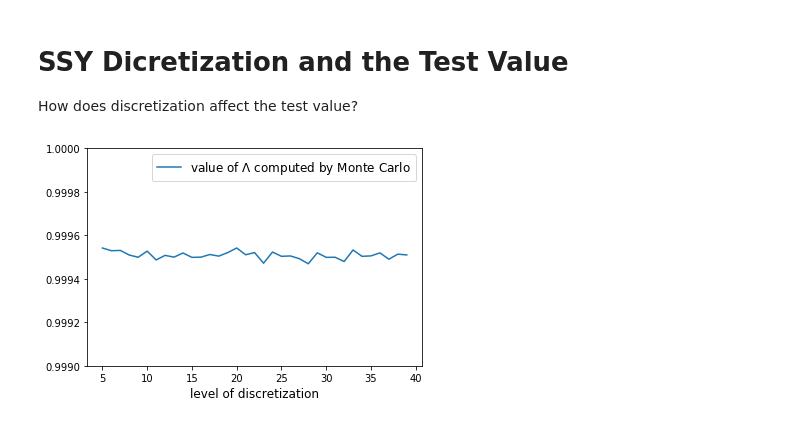
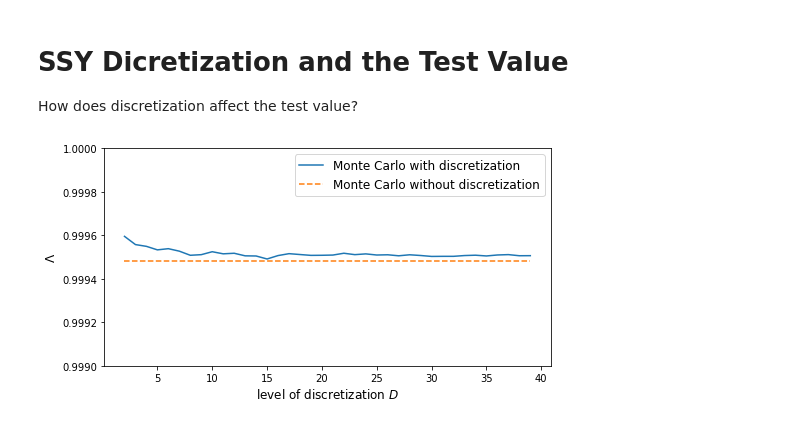
Before and after one commit to jstac/recursive_utility_code, a Jupyter notebook: python/ssy_test_val_vs_discretization.ipynb, the cells around one changed output. Saved outputs shown, nothing was run; the diff lists cells and outputs as text; code cells hidden in the pictures.

```diff
--- a/python/ssy_test_val_vs_discretization.ipynb
+++ b/python/ssy_test_val_vs_discretization.ipynb
@@ -11,7 +11,7 @@ import quantecon as qe
 # %%
 s = SSY()
 # %%
-def continuous_call(D, num_reps=25):
+def continuous_call(D, num_reps=500):
     f = mc_factory(s, K=D, I=D, J=D)
     out = np.empty(num_reps)
     for i in range(num_reps):
@@ -23,12 +20,21 @@ D1, D2 = 5, 40
+# %%
+D1, D2 = 2, 40
+rg = range(D1, D2)
 # %%
-for D in range(D1, D2):
+lambda_vals = []
+
+for D in rg:
     lambda_vals.append(continuous_call(D))
 # %%
-fig, ax = plt.subplots()
-ax.plot(range(D1, D2), np.array(lambda_vals), label="value of $\Lambda$ computed by Monte Carlo")
-ax.set_xlabel("level of discretization", fontsize=12)
+fig, ax = plt.subplots(figsize=(8, 4))
+ax.plot(rg, lambda_vals, label="Monte Carlo with discretization")
+ax.plot(rg, 0.999482 * np.ones(len(rg)), '--', label="Monte Carlo without discretization")
+
+ax.set_xlabel("level of discretization $D$", fontsize=12)
+ax.set_ylabel("$\Lambda$", fontsize=12)
 ax.set_ylim((0.999, 1.0))
 ax.legend(fontsize=12, loc="upper right")
+plt.savefig("ssy_test_val_vs_discretization.pdf")
 plt.show()
 # %% [output]
-[figure, old version]
+[figure, new version]
```
Also changed, not shown: parts of 2 cells of this notebook, 11 other files.
